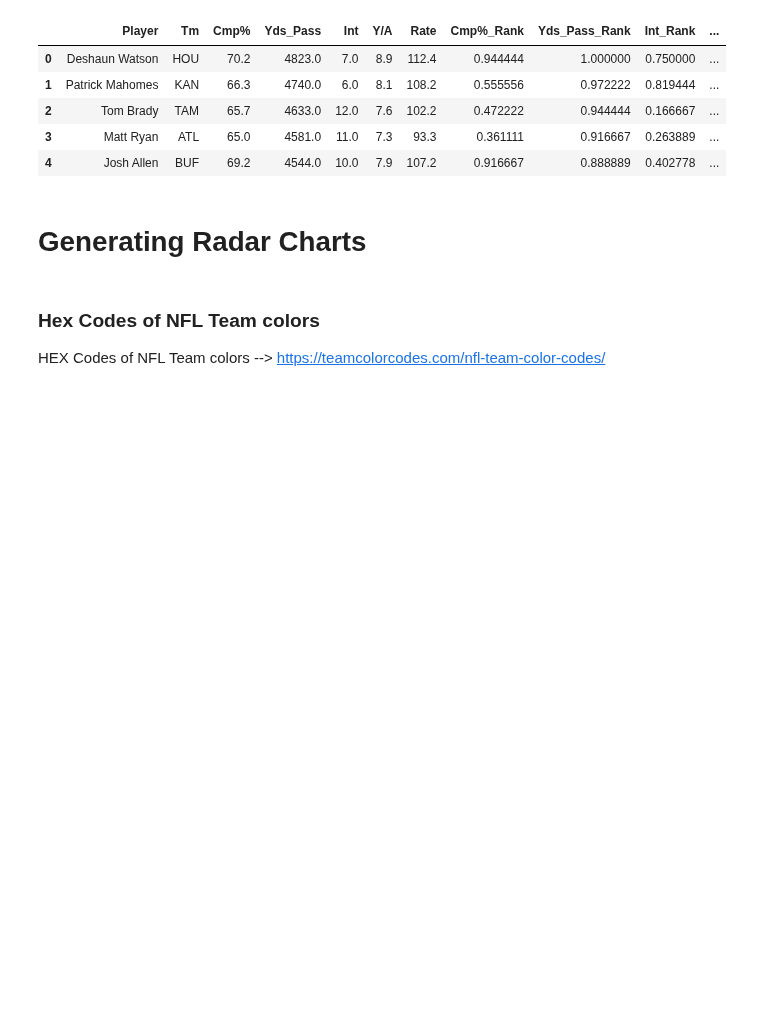
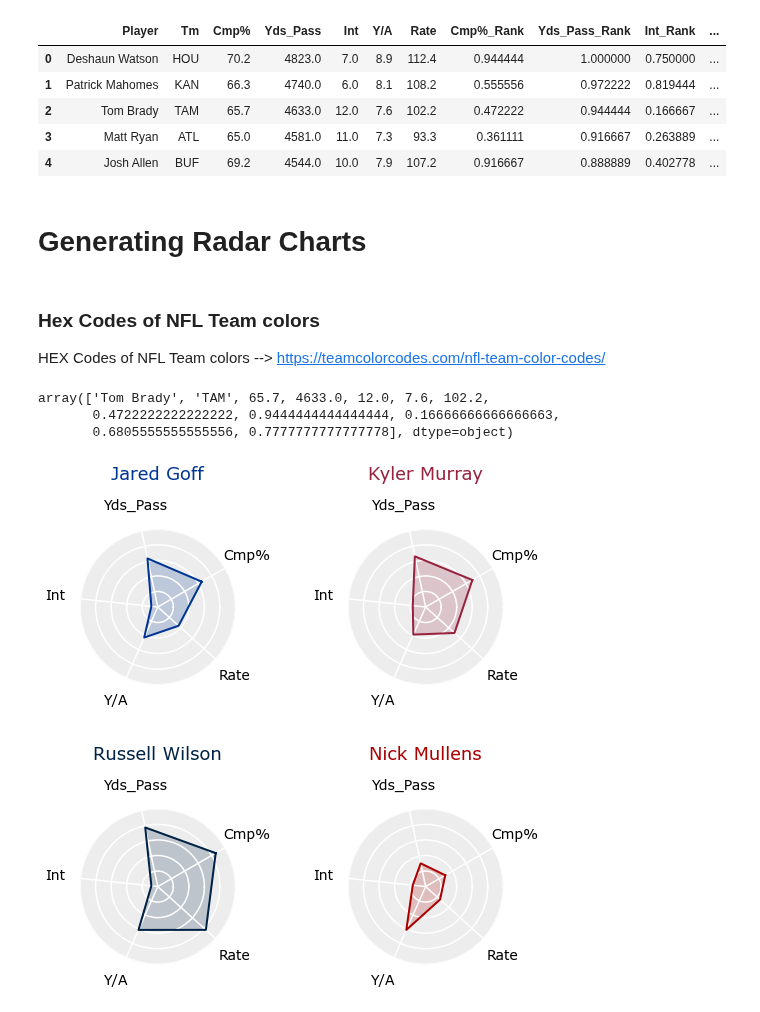
Before and after one commit to aclao89/NFL_Stats, a Jupyter notebook: NFL QB Passing.ipynb, the cells around one changed output. Drawn from its saved outputs; the diff is of its cells as text; code cells hidden in the pictures; blank space fills up the shorter version.

Commit message:
generated first set of radar charts for NFC West

```diff
--- a/NFL QB Passing.ipynb
+++ b/NFL QB Passing.ipynb
@@ -274,0 +310,40 @@ angle = np.linspace(0, 2*np.pi, len(cats) + 1) + setup
+# %%
+#Function to grab QB data
+
+def get_QB(data, team):
+    return np.array(data[data['Tm'] == team])[0]
+
+#Test to see if function works
+get_QB(df_1200, 'SFO')
+get_QB(df_1200, 'TAM')
+# %% [output]
+array(['Tom Brady', 'TAM', 65.7, 4633.0, 12.0, 7.6, 102.2,
+       0.4722222222222222, 0.9444444444444444, 0.16666666666666663,
+       0.6805555555555556, 0.7777777777777778], dtype=object)
+# %%
+# Create figure
+fig = plt.figure(figsize=(8, 8), facecolor='white')
+
+# Add subplots
+ax1 = fig.add_subplot(221, projection='polar', facecolor='#ededed')
+ax2 = fig.add_subplot(222, projection='polar', facecolor='#ededed')
+ax3 = fig.add_subplot(223, projection='polar', facecolor='#ededed')
+ax4 = fig.add_subplot(224, projection='polar', facecolor='#ededed')
+
+# Adjust space between subplots
+plt.subplots_adjust(hspace=0.8, wspace=0.5)
+
+# Get QB data from NFC West
+sf_data = get_QB(df_1200, 'SFO')
+sea_data = get_QB(df_1200, 'SEA')
+ari_data = get_QB(df_1200, 'ARI')
+lar_data = get_QB(df_1200, 'LAR')
+
+# Plot QB data
+ax1 = radar_chart(ax1, angle, lar_data, team_colors['LAR'])
+ax2 = radar_chart(ax2, angle, ari_data, team_colors['ARI'])
+ax3 = radar_chart(ax3, angle, sea_data, team_colors['SEA'])
+ax4 = radar_chart(ax4, angle, sf_data, team_colors['SFO'])
+plt.show()
+# %% [output]
+[figure, added]
```
Also changed, not shown: parts of 1 cell of this notebook.
